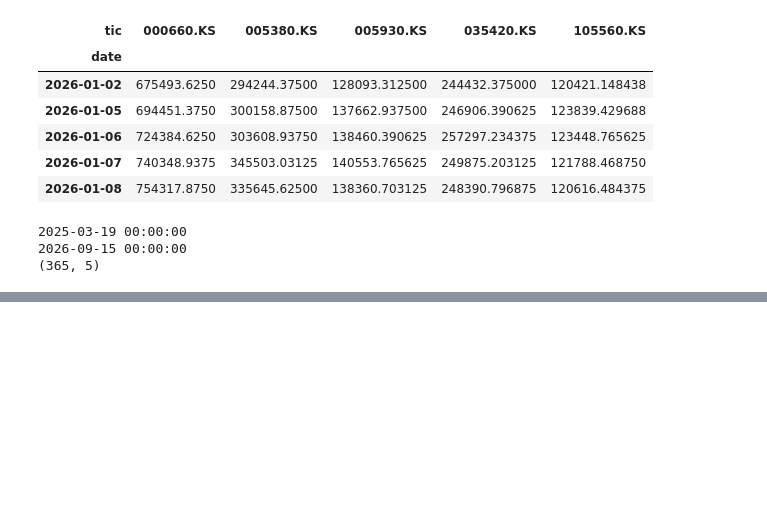
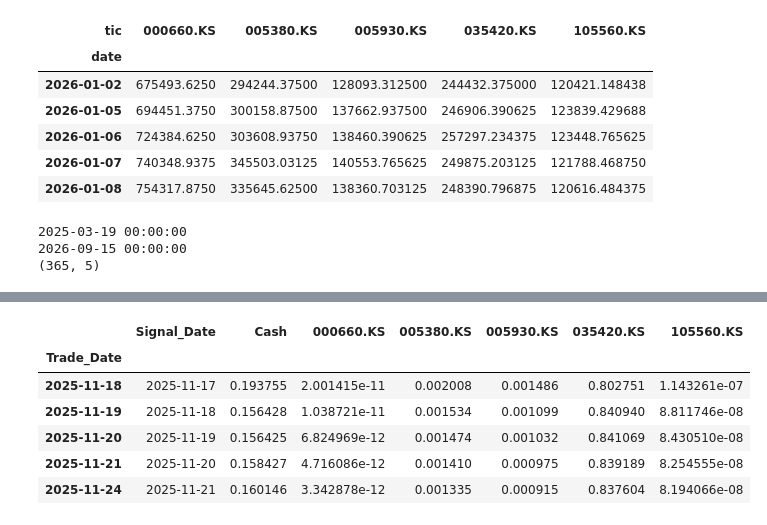
Before and after one commit to jayjoo21/portfolio_optimization, a Jupyter notebook: notebooks/04_regime_aware_strategy.ipynb, the cells around one changed output, grey strips where cells are left out. Saved outputs shown, nothing was run; the diff lists cells and outputs as text; code cells hidden in the pictures; blank space fills up the shorter version.

```diff
--- a/notebooks/04_regime_aware_strategy.ipynb
+++ b/notebooks/04_regime_aware_strategy.ipynb
@@ -983,0 +1520,12 @@ market_state_all = (
+# %%
+#eiie용 2025말 + 2026 ohlc 데이터
+
+eiie_inference_raw = YahooDownloader(
+    start_date="2025-09-01",
+    end_date="2026-09-16",
+    ticker_list=TICKER_ORDER
+).fetch_data()
+
+eiie_inference_raw["date"] = pd.to_datetime(
+    eiie_inference_raw["date"]
+)
@@ -983,0 +1801,33 @@ market_state_all = (
+# %%
+#dataframe으로 만들기
+
+eiie_weights_all = pd.DataFrame(
+    eiie_action_records
+)
+
+eiie_weights_all[
+    "Signal_Date"
+] = pd.to_datetime(
+    eiie_weights_all["Signal_Date"]
+)
+
+eiie_weights_all[
+    "Trade_Date"
+] = pd.to_datetime(
+    eiie_weights_all["Trade_Date"]
+)
+
+eiie_weights_all = (
+    eiie_weights_all
+    .set_index("Trade_Date")
+)
+
+eiie_weights_all.head()
+# %% [output]
+|  | Signal_Date | Cash | 000660.KS | 005380.KS | 005930.KS | 035420.KS | 105560.KS |
+| Trade_Date |  |  |  |  |  |  |  |
+| 2025-11-18 | 2025-11-17 | 0.193755 | 2.001415e-11 | 0.002008 | 0.001486 | 0.802751 | 1.143261e-07 |
+| 2025-11-19 | 2025-11-18 | 0.156428 | 1.038721e-11 | 0.001534 | 0.001099 | 0.840940 | 8.811746e-08 |
+| 2025-11-20 | 2025-11-19 | 0.156425 | 6.824969e-12 | 0.001474 | 0.001032 | 0.841069 | 8.430510e-08 |
+| 2025-11-21 | 2025-11-20 | 0.158427 | 4.716086e-12 | 0.001410 | 0.000975 | 0.839189 | 8.254555e-08 |
+| 2025-11-24 | 2025-11-21 | 0.160146 | 3.342878e-12 | 0.001335 | 0.000915 | 0.837604 | 8.194066e-08 |
```
Also changed, not shown: parts of 43 cells of this notebook.
